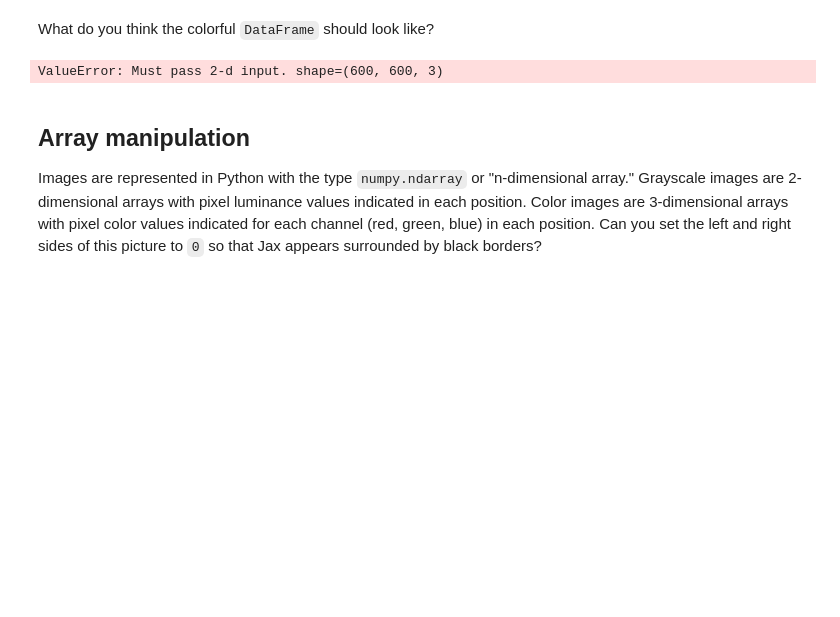
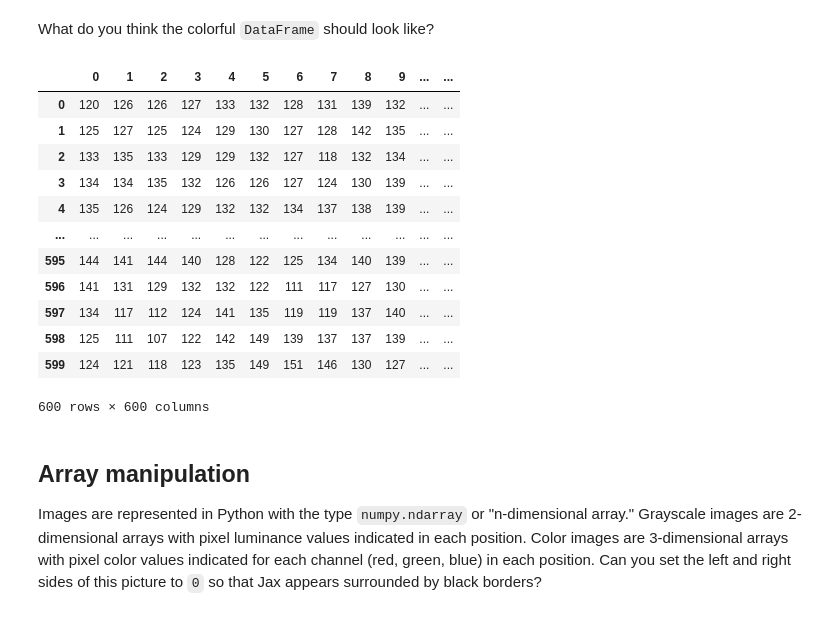
Before and after one commit to Ronak-Singh1/worklog, a Jupyter notebook: lectures/numpy.ipynb, the cells around one changed output. Cells and saved outputs as stored; diff of their text form; code cells hidden in the pictures; blank space fills up the shorter version.

```diff
--- a/lectures/numpy.ipynb
+++ b/lectures/numpy.ipynb
@@ -59,9 +59,23 @@ pd.DataFrame(jax)
 What do you think the colorful `DataFrame` should look like?
 # %%
 jax_color = iio.imread("jax.jpg")
-pd.DataFrame(jax_color)
+pd.DataFrame(jax_color[:,:,0])
+pd.DataFrame(jax_color[:,:,1])
+pd.DataFrame(jax_color[:,:,2])
 # %% [output]
+|  | 0 | 1 | 2 | 3 | 4 | 5 | 6 | 7 | 8 | 9 | ... | ... |
+| 0 | 120 | 126 | 126 | 127 | 133 | 132 | 128 | 131 | 139 | 132 | ... | ... |
+| 1 | 125 | 127 | 125 | 124 | 129 | 130 | 127 | 128 | 142 | 135 | ... | ... |
+| 2 | 133 | 135 | 133 | 129 | 129 | 132 | 127 | 118 | 132 | 134 | ... | ... |
+| 3 | 134 | 134 | 135 | 132 | 126 | 126 | 127 | 124 | 130 | 139 | ... | ... |
+| 4 | 135 | 126 | 124 | 129 | 132 | 132 | 134 | 137 | 138 | 139 | ... | ... |
+| ... | ... | ... | ... | ... | ... | ... | ... | ... | ... | ... | ... | ... |
+| 595 | 144 | 141 | 144 | 140 | 128 | 122 | 125 | 134 | 140 | 139 | ... | ... |
+| 596 | 141 | 131 | 129 | 132 | 132 | 122 | 111 | 117 | 127 | 130 | ... | ... |
+| 597 | 134 | 117 | 112 | 124 | 141 | 135 | 119 | 119 | 137 | 140 | ... | ... |
+| 598 | 125 | 111 | 107 | 122 | 142 | 149 | 139 | 137 | 137 | 139 | ... | ... |
+| 599 | 124 | 121 | 118 | 123 | 135 | 149 | 151 | 146 | 130 | 127 | ... | ... |
-ValueError: Must pass 2-d input. shape=(600, 600, 3)
+600 rows × 600 columns
 # %% [markdown]
 ## Array manipulation
 
```
Also changed, not shown: parts of 2 cells of this notebook, 4 other files.
